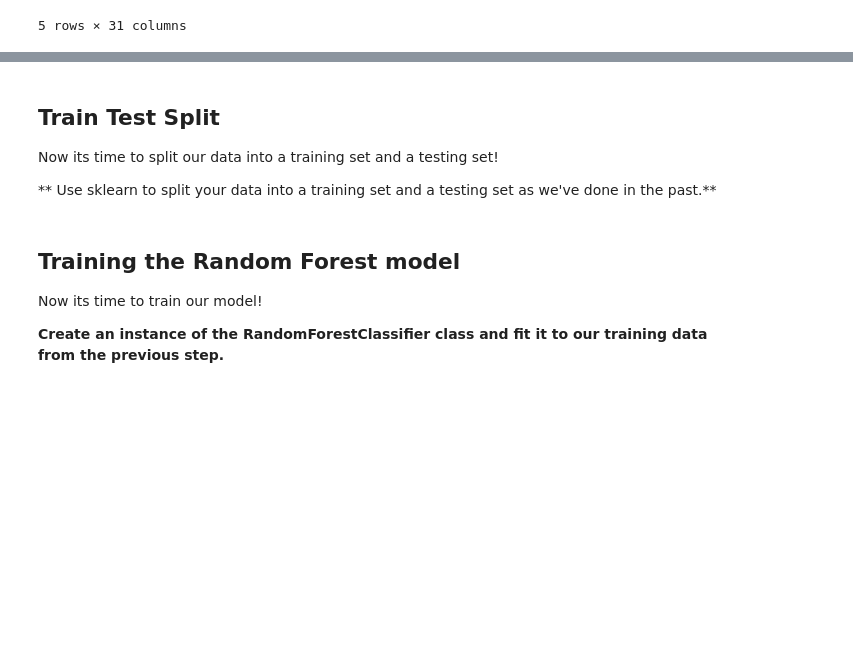
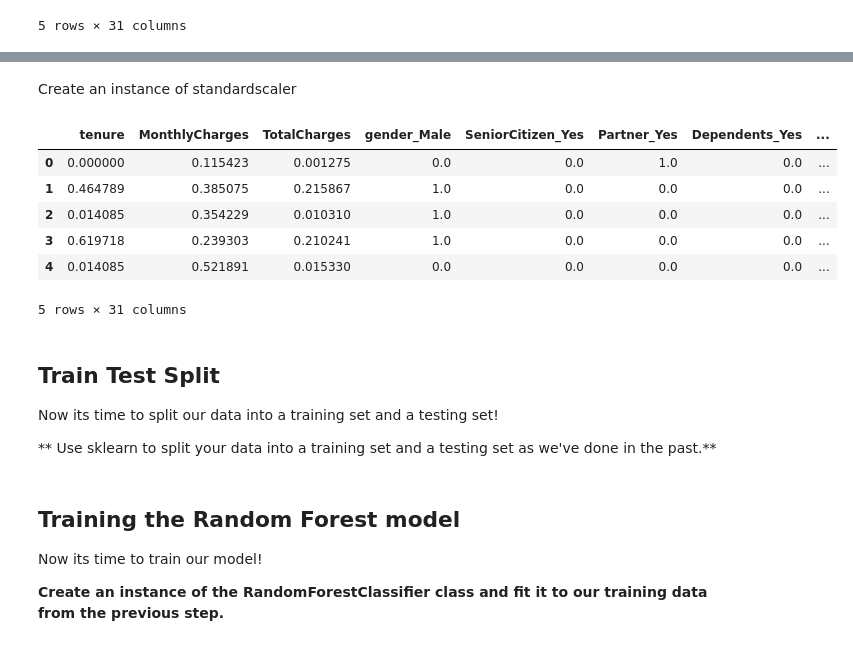
Before and after one commit to Efesco17/PortfolioProjects, a Jupyter notebook: Customer Churn Machine learning project.ipynb, the cells around one changed output, grey strips where cells are left out. Drawn from its saved outputs; the diff is of its cells as text; code cells hidden in the pictures; blank space fills up the shorter version.

```diff
--- a/Customer Churn Machine learning project.ipynb
+++ b/Customer Churn Machine learning project.ipynb
@@ -255,8 +271,7 @@ sns.pairplot(churns,hue='Churn')
 **Data Preparation**
 We need to make sure that the data is in the right form to be used for prediction. Machine Learning models do not work well with categorical inputs. So, we convert the categorical variables in our data set to numerical values by using one-hot encoding.
 # %%
-churns_copy=churns.copy()
-churns_copy=pd.get_dummies(churns_copy,drop_first=True)
+churns_copy=pd.get_dummies(churns,drop_first=True)
 churns_copy.head()
 # %% [output]
 |  | tenure | MonthlyCharges | TotalCharges | gender_Male | SeniorCitizen_Yes | Partner_Yes | Dependents_Yes | ... |
@@ -270,3 +291,20 @@ churns_copy.head()
+# %% [markdown]
+Create an instance of standardscaler
+# %%
+features = churns_copy.columns.values
+scaler = MinMaxScaler(feature_range = (0,1))
+scaler.fit(churns_copy)
+churns_copy = pd.DataFrame(scaler.transform(churns_copy))
+churns_copy.columns = features
+churns_copy.head()
+# %% [output]
+|  | tenure | MonthlyCharges | TotalCharges | gender_Male | SeniorCitizen_Yes | Partner_Yes | Dependents_Yes | ... |
+| 0 | 0.000000 | 0.115423 | 0.001275 | 0.0 | 0.0 | 1.0 | 0.0 | ... |
+| 1 | 0.464789 | 0.385075 | 0.215867 | 1.0 | 0.0 | 0.0 | 0.0 | ... |
+| 2 | 0.014085 | 0.354229 | 0.010310 | 1.0 | 0.0 | 0.0 | 0.0 | ... |
+| 3 | 0.619718 | 0.239303 | 0.210241 | 1.0 | 0.0 | 0.0 | 0.0 | ... |
+| 4 | 0.014085 | 0.521891 | 0.015330 | 0.0 | 0.0 | 0.0 | 0.0 | ... |
+5 rows × 31 columns
 # %% [markdown]
 ## Train Test Split
 
```
Also changed, not shown: parts of 10 cells of this notebook.
